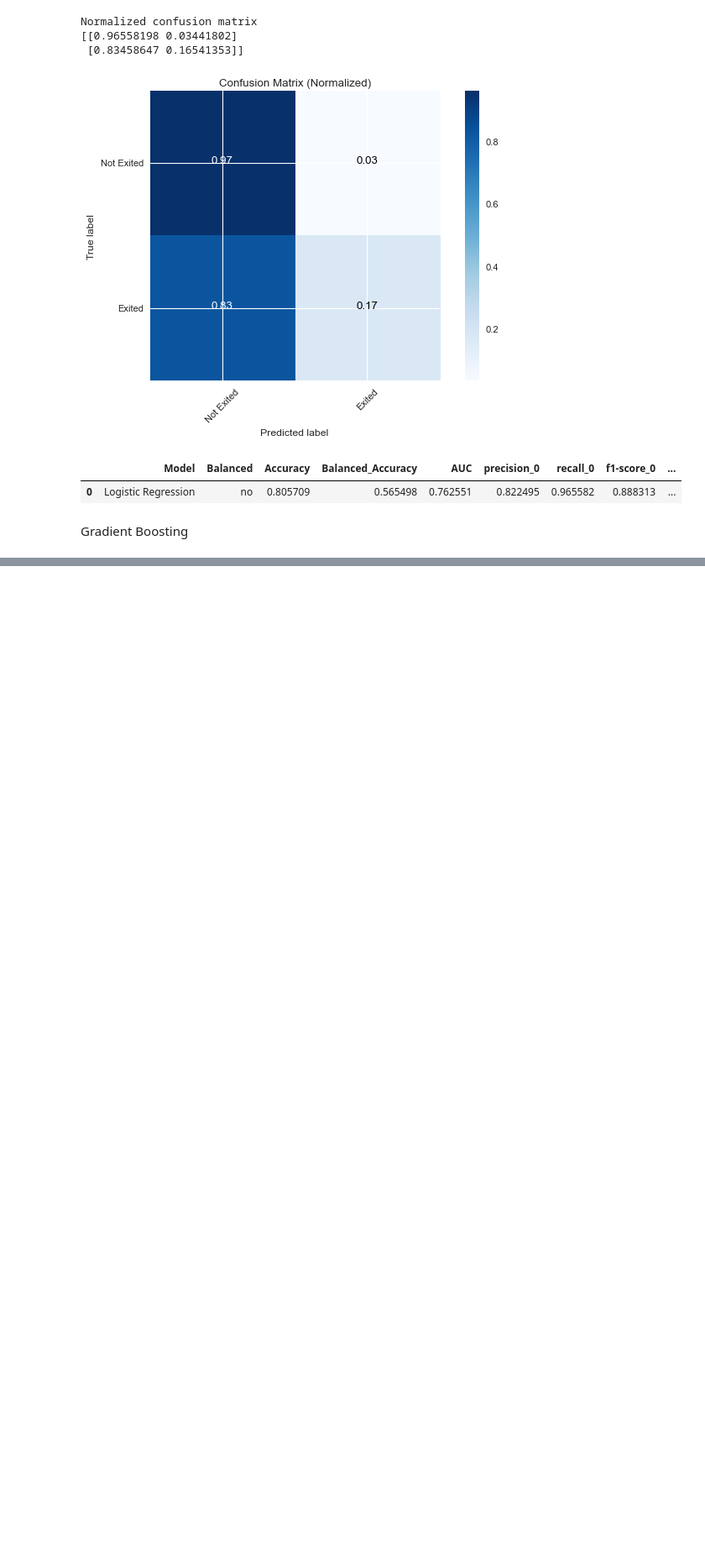
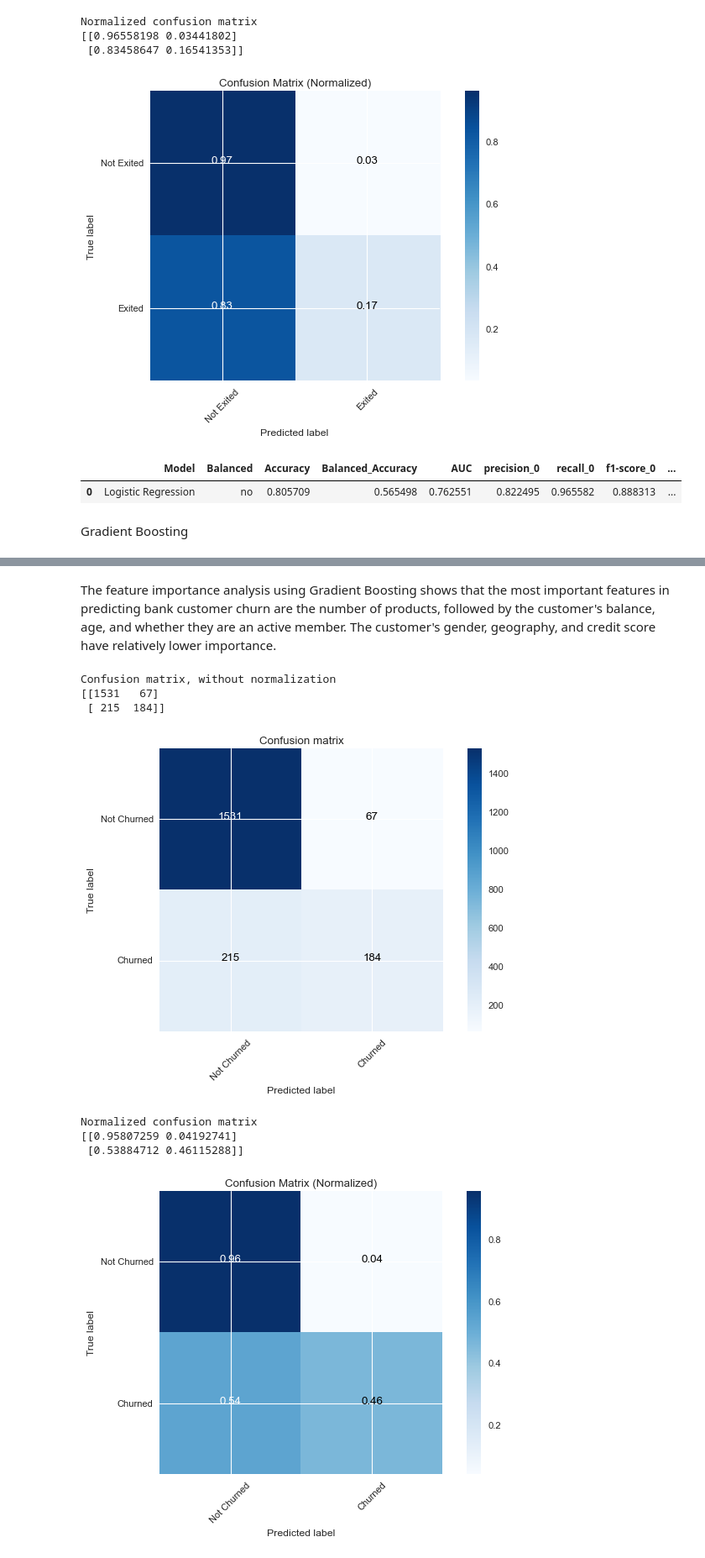
Before and after one commit to EmilyCaroline/BankCustomerChurnPrediction, a Jupyter notebook: main.ipynb, the cells around one changed output, grey strips where cells are left out. Shown at 84% size. Saved outputs shown, nothing was run; the diff lists cells and outputs as text; code cells hidden in the pictures; blank space fills up the shorter version.

```diff
--- a/main.ipynb
+++ b/main.ipynb
@@ -745,17 +745,14 @@ Normalized confusion matrix
 # %% [markdown]
 Gradient Boosting
 # %%
-from sklearn.ensemble import GradientBoostingRegressor as GBSklearn
-from sklearn.model_selection import GridSearchCV
-from sklearn.ensemble import GradientBoostingRegressor
-
+from sklearn.ensemble import GradientBoostingClassifier
 
 # define hyperparameters to search over
 param_grid = {'max_depth': [2, 3, 4, 6, 10, 15],
               'n_estimators': [50, 100, 300, 500]}
 
 # create a gradient boosting model object
-gb = GradientBoostingRegressor()
+gb = GradientBoostingClassifier()
 
 # create a grid search object with cross-validation
 model_GB = GridSearchCV(gb, param_grid, cv=5, n_jobs=10)
@@ -764,10 +761,6 @@ model_GB = GridSearchCV(gb, param_grid, cv=5, n_jobs=10)
 model_GB.fit(train[features], train[target])
 
 # print the results
-#results_df = pd.DataFrame(model_GB.cv_results_)
-
-
-
 best_max_depth = model_GB.best_params_['max_depth']
 best_n_estimators = model_GB.best_params_['n_estimators']
 # %%
@@ -778,0 +801,21 @@ best n estimator : 50
+# %% [markdown]
+The feature importance analysis using Gradient Boosting shows that the most important features in predicting bank customer churn are the number of products, followed by the customer's balance, age, and whether they are an active member. The customer's gender, geography, and credit score have relatively lower importance.
+# %%
+y_pred = model_GB.predict(test[features])
+y_pred_prob = model_GB.predict_proba(test[features])[:,1]
+
+cm = confusion_matrix(test[target], y_pred)
+plot_confusion_matrix(cm, target_names = ['Not Churned', 'Churned'], normalize = False)
+plot_confusion_matrix(cm, target_names = ['Not Churned', 'Churned'], normalize = True, title = 'Confusion Matrix (Normalized)')
+
+classification_report_df = classification_report_to_dataframe(test[target], y_pred, y_pred_prob, model_name = 'Gradient Boosting (Sklearn)')
+classification_report_df
+# %% [output]
+Confusion matrix, without normalization
+[[1531   67]
+ [ 215  184]]
+[figure, added]
+Normalized confusion matrix
+[[0.95807259 0.04192741]
+ [0.53884712 0.46115288]]
+[figure, added]
```
Also changed, not shown: parts of 13 cells of this notebook.
